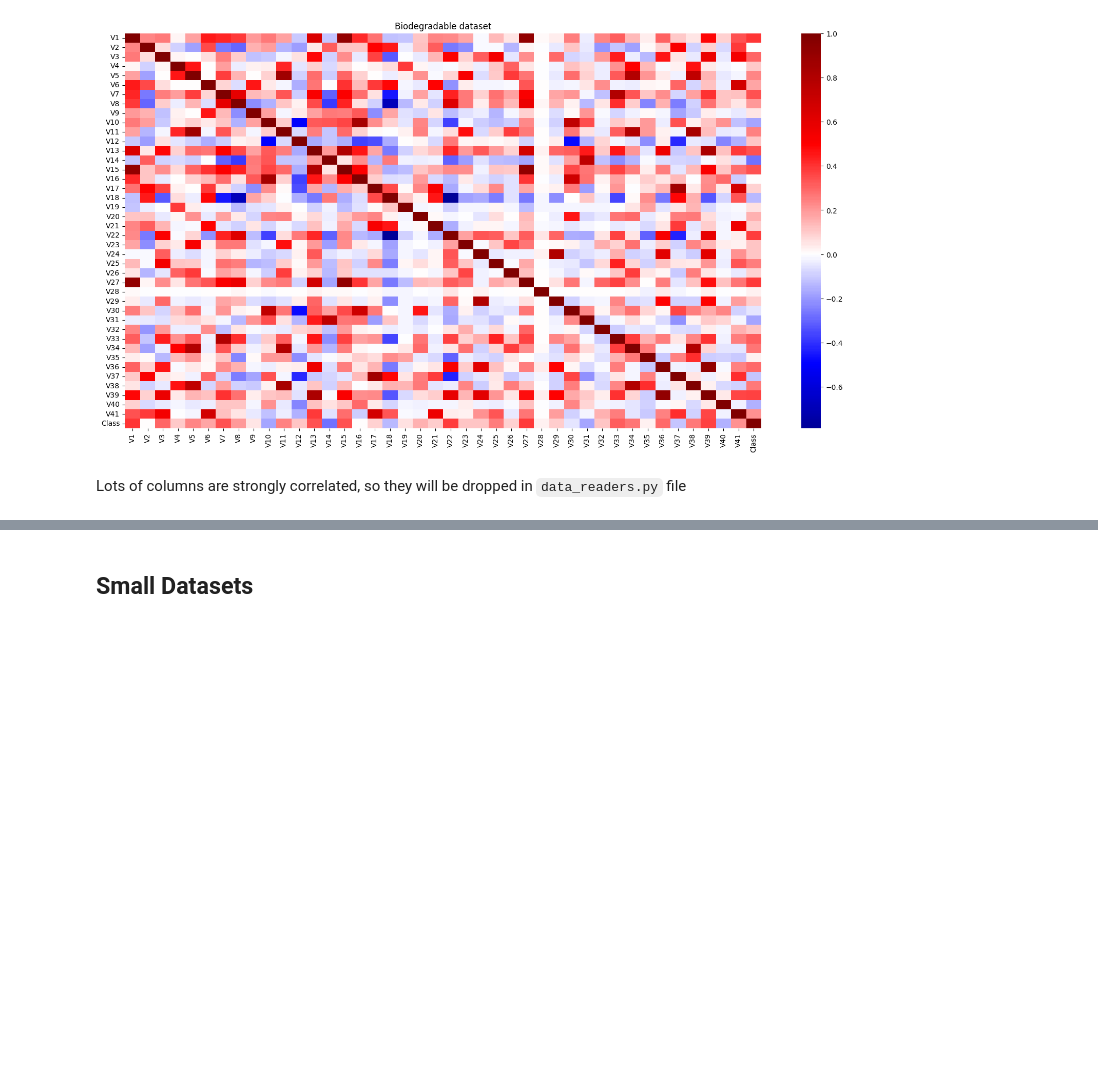
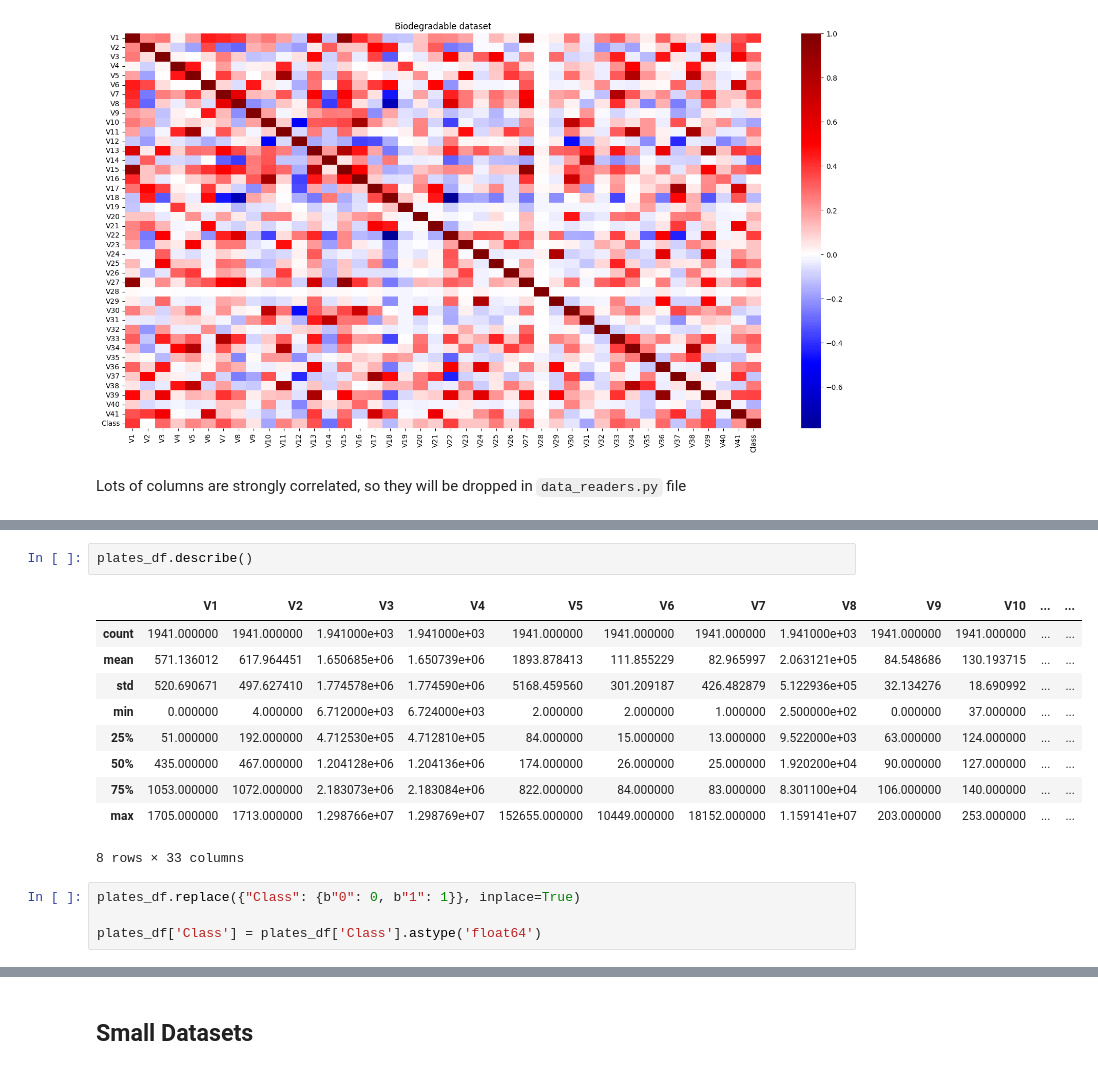
Before and after one commit to LJaremek/AdvancedMachineLearningProject-MINI, a Jupyter notebook: data_processing.ipynb, the cells around one changed output, grey strips where cells are left out. Cells and saved outputs as stored; diff of their text form; blank space fills up the shorter version.

```diff
--- a/data_processing.ipynb
+++ b/data_processing.ipynb
@@ -221,0 +236,17 @@ Lots of columns are strongly correlated, so they will be dropped in `data_reader
+# %%
+plates_df.describe()
+# %% [output]
+|  | V1 | V2 | V3 | V4 | V5 | V6 | V7 | V8 | V9 | V10 | ... | ... |
+| count | 1941.000000 | 1941.000000 | 1.941000e+03 | 1.941000e+03 | 1941.000000 | 1941.000000 | 1941.000000 | 1.941000e+03 | 1941.000000 | 1941.000000 | ... | ... |
+| mean | 571.136012 | 617.964451 | 1.650685e+06 | 1.650739e+06 | 1893.878413 | 111.855229 | 82.965997 | 2.063121e+05 | 84.548686 | 130.193715 | ... | ... |
+| std | 520.690671 | 497.627410 | 1.774578e+06 | 1.774590e+06 | 5168.459560 | 301.209187 | 426.482879 | 5.122936e+05 | 32.134276 | 18.690992 | ... | ... |
+| min | 0.000000 | 4.000000 | 6.712000e+03 | 6.724000e+03 | 2.000000 | 2.000000 | 1.000000 | 2.500000e+02 | 0.000000 | 37.000000 | ... | ... |
+| 25% | 51.000000 | 192.000000 | 4.712530e+05 | 4.712810e+05 | 84.000000 | 15.000000 | 13.000000 | 9.522000e+03 | 63.000000 | 124.000000 | ... | ... |
+| 50% | 435.000000 | 467.000000 | 1.204128e+06 | 1.204136e+06 | 174.000000 | 26.000000 | 25.000000 | 1.920200e+04 | 90.000000 | 127.000000 | ... | ... |
+| 75% | 1053.000000 | 1072.000000 | 2.183073e+06 | 2.183084e+06 | 822.000000 | 84.000000 | 83.000000 | 8.301100e+04 | 106.000000 | 140.000000 | ... | ... |
+| max | 1705.000000 | 1713.000000 | 1.298766e+07 | 1.298769e+07 | 152655.000000 | 10449.000000 | 18152.000000 | 1.159141e+07 | 203.000000 | 253.000000 | ... | ... |
+8 rows × 33 columns
+# %%
+plates_df.replace({"Class": {b"0": 0, b"1": 1}}, inplace=True)
+
+plates_df['Class'] = plates_df['Class'].astype('float64')
```
Also changed, not shown: parts of 14 cells of this notebook.
